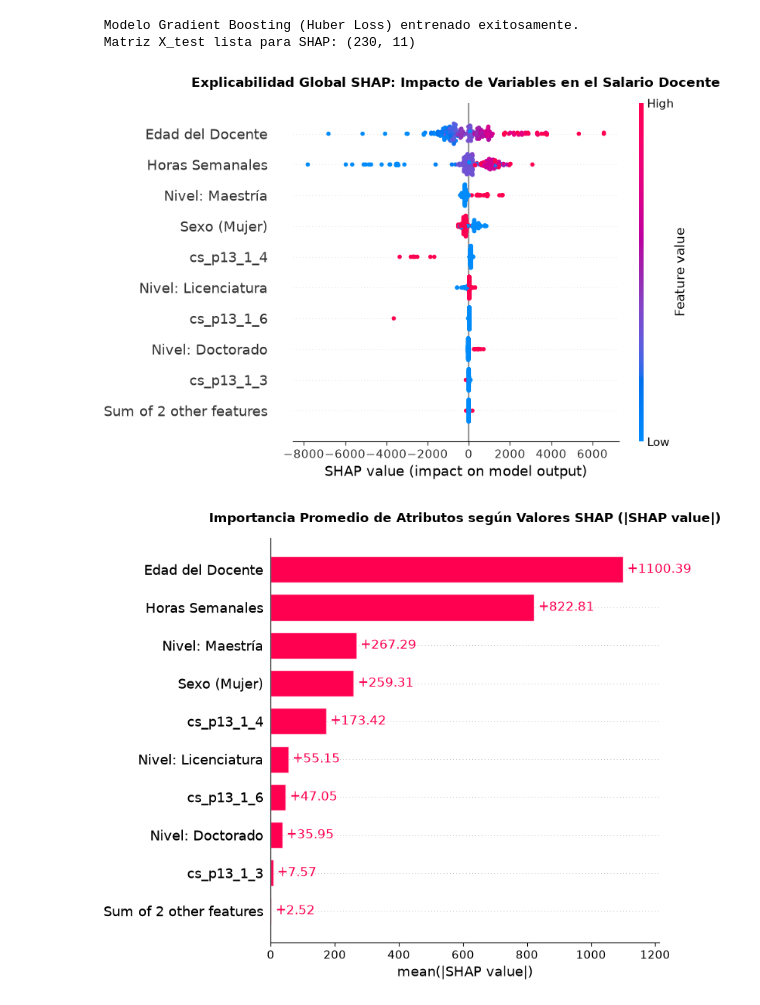
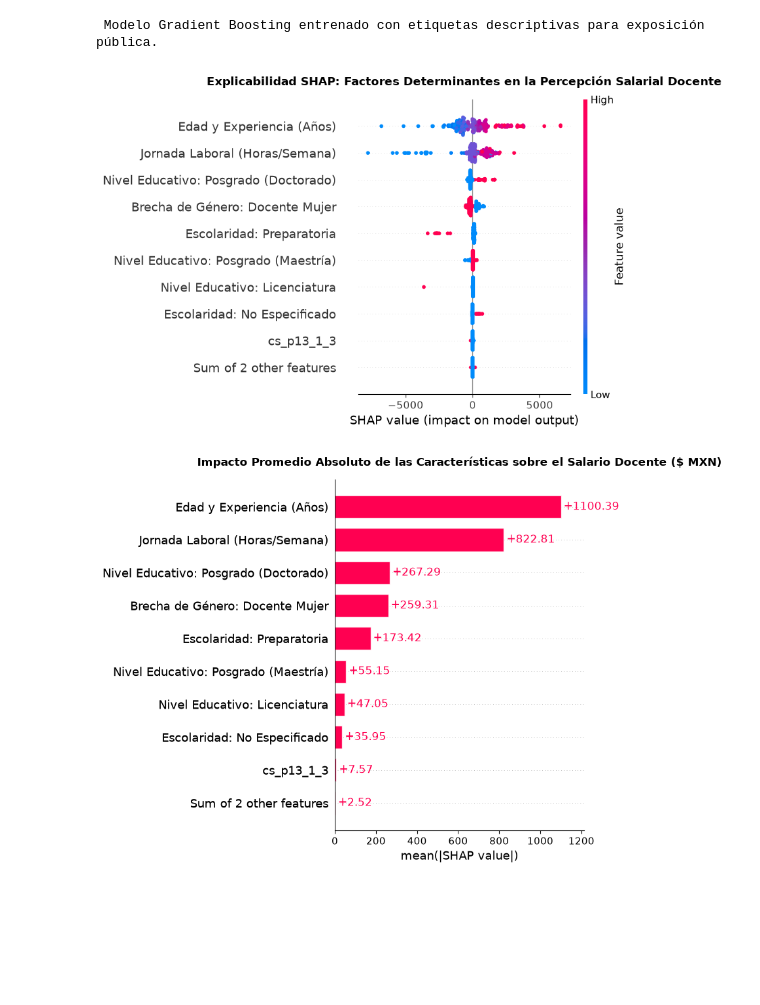
Before and after one commit to Arepaman777/An-lisis-predictivo-y-estad-stico-de-la-empleabilidad-y-salarios-del-sector-docente-en-M-xico, a Jupyter notebook: analisis_salarial_docente/notebooks/05_interpretabilidad_shap.ipynb, the cells around one changed output. Drawn from its saved outputs; the diff is of its cells as text; code cells hidden in the pictures; blank space fills up the shorter version.

Commit message:
Corrijo los nombres de las variables para las graficas, para que sea mas entendible

```diff
--- a/analisis_salarial_docente/notebooks/05_interpretabilidad_shap.ipynb
+++ b/analisis_salarial_docente/notebooks/05_interpretabilidad_shap.ipynb
@@ -14,7 +14,7 @@ df = df.loc[:, ~df.columns.duplicated()]
 
 col_edad = "eda" if "eda" in df.columns else "eda_x"
 
-# 2. Definir variables y realizar limpieza
+# 2. Definir variables y asegurar tipos enteros para categóricas
 cols_categoricas = ["sex", "cs_p13_1", "p3a"]
 cols_numericas = ["hrsocup", col_edad, "ingocup"]
 cols_totales = cols_numericas + cols_categoricas
@@ -25,10 +25,11 @@ for col in cols_totales:
 df_model = df.dropna(subset=cols_totales).copy()
 df_model = df_model[(df_model["ingocup"] > 0) & (df_model["hrsocup"] > 0)]
 
+# Convertir categóricas a enteros para evitar decimales (.0) en One-Hot Encoding
 for col in cols_categoricas:
     df_model[col] = df_model[col].astype(int)
 
-# 3. One-Hot Encoding con nombres descriptivos
+# 3. One-Hot Encoding
 df_encoded = pd.get_dummies(
     df_model[cols_totales], columns=cols_categoricas, drop_first=True
 )
@@ -37,69 +38,74 @@ df_encoded = df_encoded.loc[:, ~df_encoded.columns.duplicated()]
 X = df_encoded.drop(columns=["ingocup"])
 y = df_encoded["ingocup"]
 
-# Mapeo de nombres más limpios para las gráficas SHAP
-nombres_vars = {
-    "hrsocup": "Horas Semanales",
-    col_edad: "Edad del Docente",
-    "sex_2": "Sexo (Mujer)",
-    "cs_p13_1_7": "Nivel: Licenciatura",
-    "cs_p13_1_8": "Nivel: Maestría",
-    "cs_p13_1_9": "Nivel: Doctorado",
-    "p3a_2": "Sector Privado / Informal",
+# 4. Diccionario de Traducción Intuitiva para Exposición Pública
+nombres_shap_publico = {
+    "hrsocup": "Jornada Laboral (Horas/Semana)",
+    col_edad: "Edad y Experiencia (Años)",
+    "sex_2": "Brecha de Género: Docente Mujer",
+    "p3a_2": "Empleo en Sector Privado / Informal",
+    "cs_p13_1_4": "Escolaridad: Preparatoria",
+    "cs_p13_1_5": "Escolaridad: Carrera Técnica",
+    "cs_p13_1_6": "Nivel Educativo: Licenciatura",
+    "cs_p13_1_7": "Nivel Educativo: Posgrado (Maestría)",
+    "cs_p13_1_8": "Nivel Educativo: Posgrado (Doctorado)",
+    "cs_p13_1_9": "Escolaridad: No Especificado",
 }
-X = X.rename(columns=nombres_vars)
 
-# 4. División Train / Test
+# Renombrar columnas en el DataFrame de características X
+X = X.rename(columns=nombres_shap_publico)
+
+# 5. División Train / Test
 X_train, X_test, y_train, y_test = train_test_split(
     X, y, test_size=0.2, random_state=42
 )
 
-# 5. Entrenar el Modelo Ganador (Gradient Boosting con Huber Loss)
+# 6. Entrenar el Modelo Ganador (Gradient Boosting con Huber Loss)
 modelo_gb = GradientBoostingRegressor(
     loss="huber", n_estimators=100, learning_rate=0.05, random_state=42
 )
 modelo_gb.fit(X_train, y_train)
 
-print(" Modelo Gradient Boosting (Huber Loss) entrenado exitosamente.")
-print(f" Matriz X_test lista para SHAP: {X_test.shape}")
+print(
+    " Modelo Gradient Boosting entrenado con etiquetas descriptivas para exposición pública."
+)
 # %% [output]
- Modelo Gradient Boosting (Huber Loss) entrenado exitosamente.
- Matriz X_test lista para SHAP: (230, 11)
+ Modelo Gradient Boosting entrenado con etiquetas descriptivas para exposición pública.
 # %%
 # 1. Crear el explicador de árboles SHAP
 explainer = shap.TreeExplainer(modelo_gb)
 shap_values = explainer(X_test)
 
 os.makedirs("../outputs/figures", exist_ok=True)
 
-# 2. Gráfica 1: SHAP Beeswarm Plot (Impacto Global y Dirección)
-plt.figure(figsize=(10, 6))
+# 2. Gráfica 1: SHAP Beeswarm Plot (Magnitud y Dirección)
+plt.figure(figsize=(11, 6))
 plt.title(
-    "Explicabilidad Global SHAP: Impacto de Variables en el Salario Docente",
+    "Explicabilidad SHAP: Factores Determinantes en la Percepción Salarial Docente",
     fontsize=12,
     fontweight="bold",
     pad=15,
 )
 shap.plots.beeswarm(shap_values, show=False)
 plt.tight_layout()
 plt.savefig("../outputs/figures/shap_summary_beeswarm.png", dpi=300)
 plt.show()
 
-# 3. Gráfica 2: SHAP Bar Plot (Importancia Media Absoluta en $ MXN)
-plt.figure(figsize=(10, 5))
+# 3. Gráfica 2: SHAP Bar Plot (Importancia Promedio en $ MXN)
+plt.figure(figsize=(11, 5))
 plt.title(
-    "Importancia Promedio de Atributos según Valores SHAP (|SHAP value|)",
+    "Impacto Promedio Absoluto de las Características sobre el Salario Docente ($ MXN)",
     fontsize=12,
     fontweight="bold",
     pad=15,
 )
 shap.plots.bar(shap_values, show=False)
 plt.tight_layout()
 plt.savefig("../outputs/figures/shap_feature_importance.png", dpi=300)
 plt.show()
 # %% [output]
-[figure, old version]
+[figure, new version]
-[figure, old version]
+[figure, new version]
 # %%
 # 1. Seleccionar un caso de estudio (ej. el docente con índice 0 en X_test)
 idx_docente = 0
```
Also changed, not shown: parts of 1 cell of this notebook, 4 other files.
